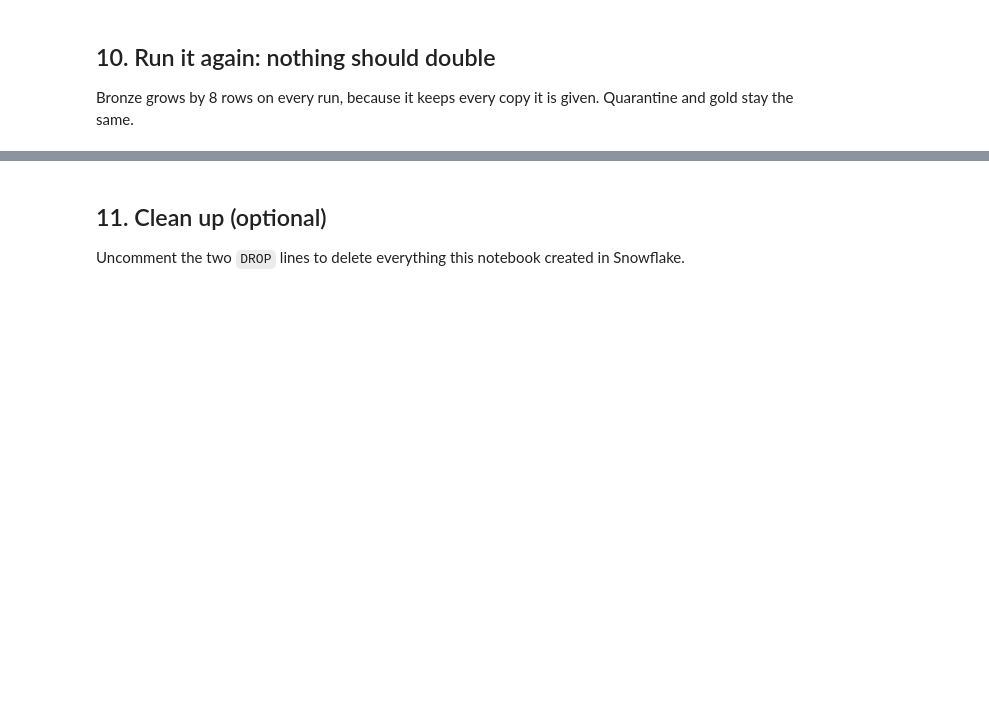
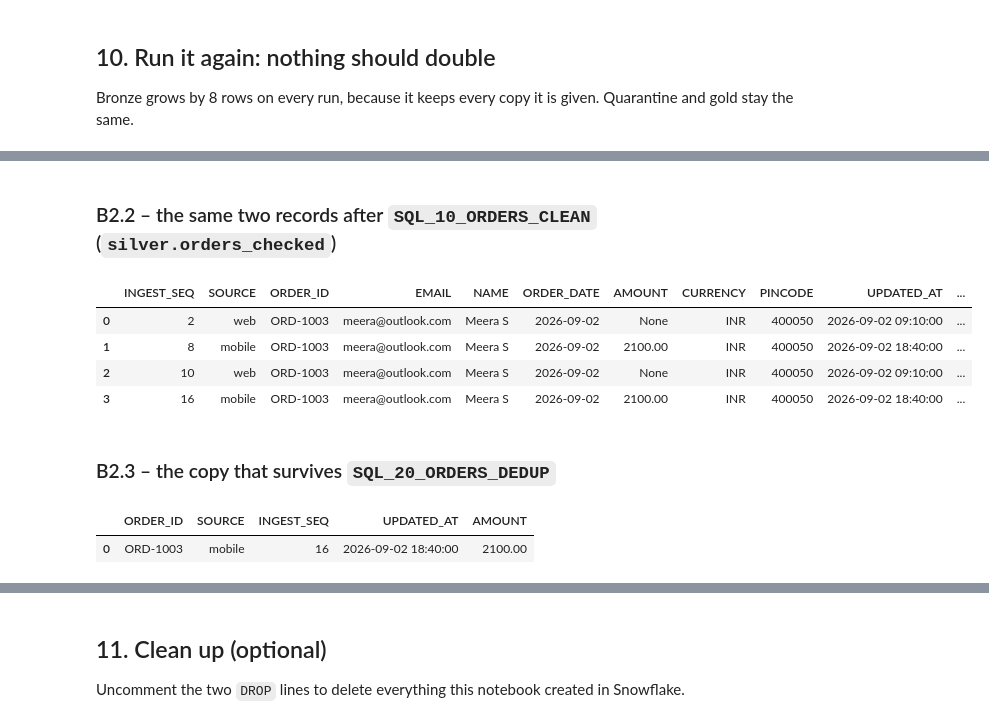
Before and after one commit to Arisex96/freshcart-pipelines, a Jupyter notebook: elt/freshcart_elt.ipynb, the cells around one changed output, grey strips where cells are left out. Drawn from its saved outputs; the diff is of its cells as text; code cells hidden in the pictures; blank space fills up the shorter version.

Commit message:
FreshCart B2-B5: trace queries, unsupported_currency rule, Arjun SCD2 event, future-date quality check
Co-Authored-By: Claude Opus 5.5 <noreply@anthropic.com>

```diff
--- a/elt/freshcart_elt.ipynb
+++ b/elt/freshcart_elt.ipynb
@@ -787,0 +807,9 @@ GOLD: 4 orders, revenue ₹7785.00, 126 loyalty points
+# %%
+first_run = query("SELECT MIN(run_id) FROM bronze.orders_raw")[0][0]
+for seq, source, raw in query(f"""
+        SELECT ingest_seq, source, raw FROM bronze.orders_raw
+        WHERE COALESCE(raw:order_id, raw:orderId)::STRING = 'ORD-1003' AND run_id = '{first_run}'
+        ORDER BY ingest_seq"""):
+    print(f"ingest_seq={seq}  source={source}")
+    print(raw)
+    print()
@@ -787,0 +834,18 @@ GOLD: 4 orders, revenue ₹7785.00, 126 loyalty points
+# %% [markdown]
+### B2.2 – the same two records after `SQL_10_ORDERS_CLEAN` (`silver.orders_checked`)
+# %%
+show("""SELECT ingest_seq, source, order_id, email, name, order_date, amount, currency, pincode, updated_at, reasons
+        FROM silver.orders_checked WHERE order_id = 'ORD-1003' ORDER BY ingest_seq""")
+# %% [output]
+|  | INGEST_SEQ | SOURCE | ORDER_ID | EMAIL | NAME | ORDER_DATE | AMOUNT | CURRENCY | PINCODE | UPDATED_AT | ... |
+| 0 | 2 | web | ORD-1003 | meera@outlook.com | Meera S | 2026-09-02 | None | INR | 400050 | 2026-09-02 09:10:00 | ... |
+| 1 | 8 | mobile | ORD-1003 | meera@outlook.com | Meera S | 2026-09-02 | 2100.00 | INR | 400050 | 2026-09-02 18:40:00 | ... |
+| 2 | 10 | web | ORD-1003 | meera@outlook.com | Meera S | 2026-09-02 | None | INR | 400050 | 2026-09-02 09:10:00 | ... |
+| 3 | 16 | mobile | ORD-1003 | meera@outlook.com | Meera S | 2026-09-02 | 2100.00 | INR | 400050 | 2026-09-02 18:40:00 | ... |
+# %% [markdown]
+### B2.3 – the copy that survives `SQL_20_ORDERS_DEDUP`
+# %%
+show("SELECT order_id, source, ingest_seq, updated_at, amount FROM silver.orders_dedup WHERE order_id = 'ORD-1003'")
+# %% [output]
+|  | ORDER_ID | SOURCE | INGEST_SEQ | UPDATED_AT | AMOUNT |
+| 0 | ORD-1003 | mobile | 16 | 2026-09-02 18:40:00 | 2100.00 |
```
Also changed, not shown: parts of 32 cells of this notebook.
